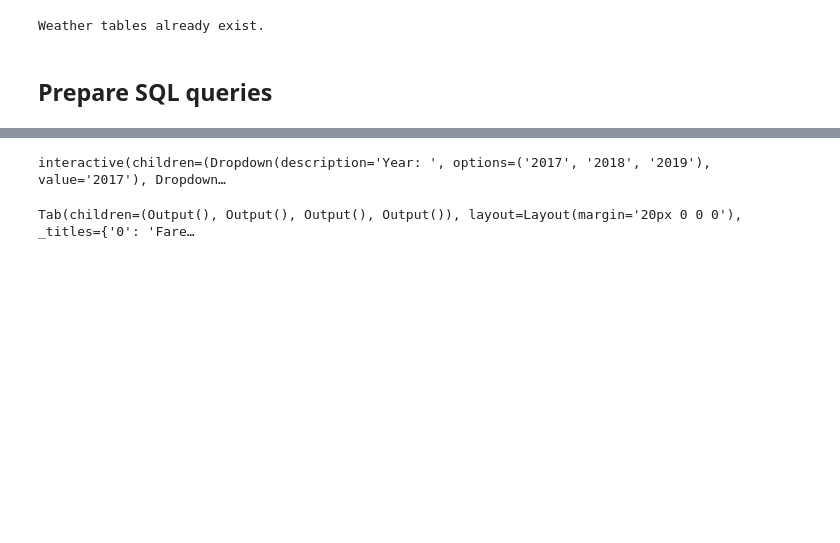
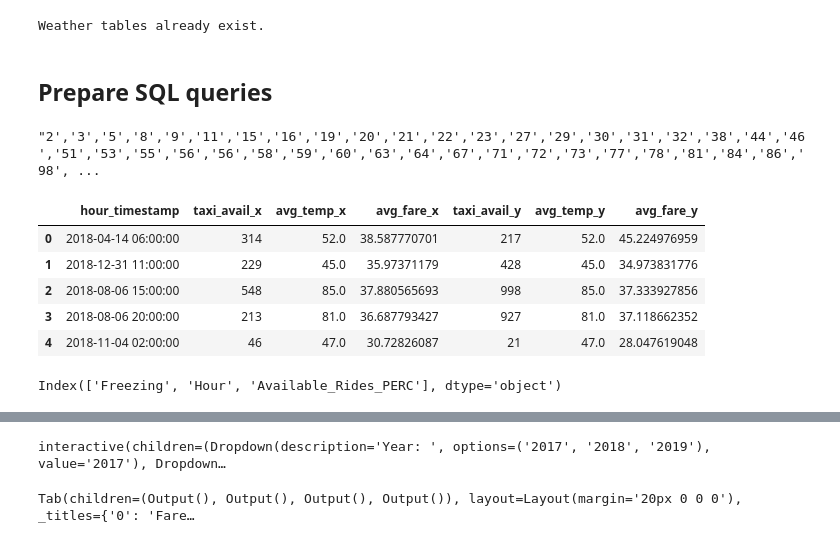
Before and after one commit to MADS-milestone/milestone-1, a Jupyter notebook: milestone1.ipynb, the cells around one changed output, grey strips where cells are left out. Cells and saved outputs as stored; diff of their text form; code cells hidden in the pictures; blank space fills up the shorter version.

```diff
--- a/milestone1.ipynb
+++ b/milestone1.ipynb
@@ -649,3 +820,40 @@ def run_cached_soc(sql_name, year):
     df.to_pickle(''.join(['./cache/', sql_name, '.gz']))
     #print('Dataframe saved to cache')
     return df
+# %%
+
+def segment_location_ids(loc, str_output=False):
+  location_ids = {
+      '0High trips - High Income': df_merge[df_merge['Final_Listing'] == '0High trips - High Income']['LocationID'],
+      '1Less Trips - High Fare': df_merge[df_merge['Final_Listing'] == '1Less Trips - High Fare']['LocationID'],
+      '2High Trips - Less Fare': df_merge[df_merge['Final_Listing'] == '2High Trips - Less Fare']['LocationID'],
+      '3Less Trips - Less Fare': df_merge[df_merge['Final_Listing'] == '3Less Trips - Less Fare']['LocationID']
+  }
+  return '\',\''.join(location_ids[loc].astype(str).tolist())
+
+segment_location_ids('1Less Trips - High Fare')
+# %% [output]
+"2','3','5','8','9','11','15','16','19','20','21','22','23','27','29','30','31','32','38','44','46','51','53','55','56','56','58','59','60','63','64','67','71','72','73','77','78','81','84','86','98', ...
+# %%
+sql1 = '''
+SELECT datetime_trunc(t.dropoff_datetime, HOUR) as hour_timestamp, count(*) as taxi_avail, avg(w.avg_temp) as avg_temp,AVG(fare_amount) as avg_fare
+                                    FROM bigquery-public-data.new_york_taxi_trips.tlc_yellow_trips_2018 t
+                                    LEFT JOIN mads-milestone-1.weather.hourly w
+                                    ON CAST(TIMESTAMP_TRUNC(w.datetime, HOUR) as DATETIME) = DATETIME_TRUNC(t.dropoff_datetime, HOUR)
+                                    WHERE t.dropoff_datetime > '2018-01-01' and t.dropoff_datetime < '2019-01-01' and
+                                    dropoff_location_id in ('1','10','14','28','35','39','70','76','91','92','93','130','132','134','138','157','194','195','197','215','216','219')
+                                    GROUP BY hour_timestamp;
+'''
+
+sql2 = '''
+SELECT datetime_trunc(t.pickup_datetime, HOUR) as hour_timestamp, count(*) as taxi_avail, avg(w.avg_temp) as avg_temp,AVG(fare_amount) as avg_fare
+                                    FROM bigquery-public-data.new_york_taxi_trips.tlc_yellow_trips_2018 t
+                                    LEFT JOIN mads-milestone-1.weather.hourly w
+                                    ON CAST(TIMESTAMP_TRUNC(w.datetime, HOUR) as DATETIME) = DATETIME_TRUNC(t.pickup_datetime, HOUR)
+                                    WHERE t.pickup_datetime > '2018-01-01' and t.pickup_datetime < '2019-01-01' and
+                                    pickup_location_id in ('1','10','14','28','35','39','70','76','91','92','93','130','132','134','138','157','194','195','197','215','216','219')
+                                    GROUP BY hour_timestamp;
+'''
+
+availability = bq_client.query(sql1).to_dataframe()
+active = bq_client.query(sql2).to_dataframe()
@@ -651,0 +883,12 @@ def run_cached_soc(sql_name, year):
+# %%
+Universe = pd.merge(availability,active,left_on = 'hour_timestamp',right_on='hour_timestamp',how = 'outer')
+Universe_LP = pd.merge(availability_LP,active_LP,left_on = 'hour_timestamp',right_on='hour_timestamp',how = 'outer')
+# %%
+Universe.head()
+# %% [output]
+|  | hour_timestamp | taxi_avail_x | avg_temp_x | avg_fare_x | taxi_avail_y | avg_temp_y | avg_fare_y |
+| 0 | 2018-04-14 06:00:00 | 314 | 52.0 | 38.587770701 | 217 | 52.0 | 45.224976959 |
+| 1 | 2018-12-31 11:00:00 | 229 | 45.0 | 35.97371179 | 428 | 45.0 | 34.973831776 |
+| 2 | 2018-08-06 15:00:00 | 548 | 85.0 | 37.880565693 | 998 | 85.0 | 37.333927856 |
+| 3 | 2018-08-06 20:00:00 | 213 | 81.0 | 36.687793427 | 927 | 81.0 | 37.118662352 |
+| 4 | 2018-11-04 02:00:00 | 46 | 47.0 | 30.72826087 | 21 | 47.0 | 28.047619048 |
@@ -651,0 +915,4 @@ def run_cached_soc(sql_name, year):
+# %%
+ds1.columns
+# %% [output]
+Index(['Freezing', 'Hour', 'Available_Rides_PERC'], dtype='object')
```
Also changed, not shown: parts of 40 cells of this notebook, 4 other files.
